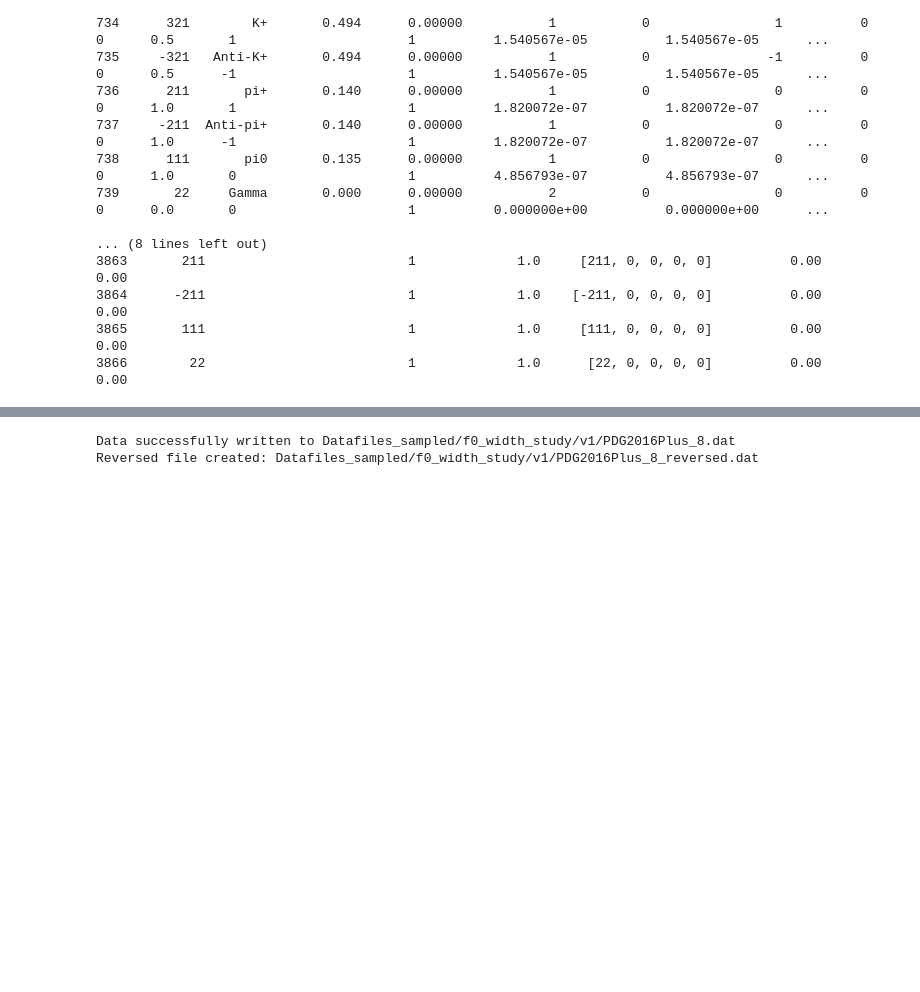
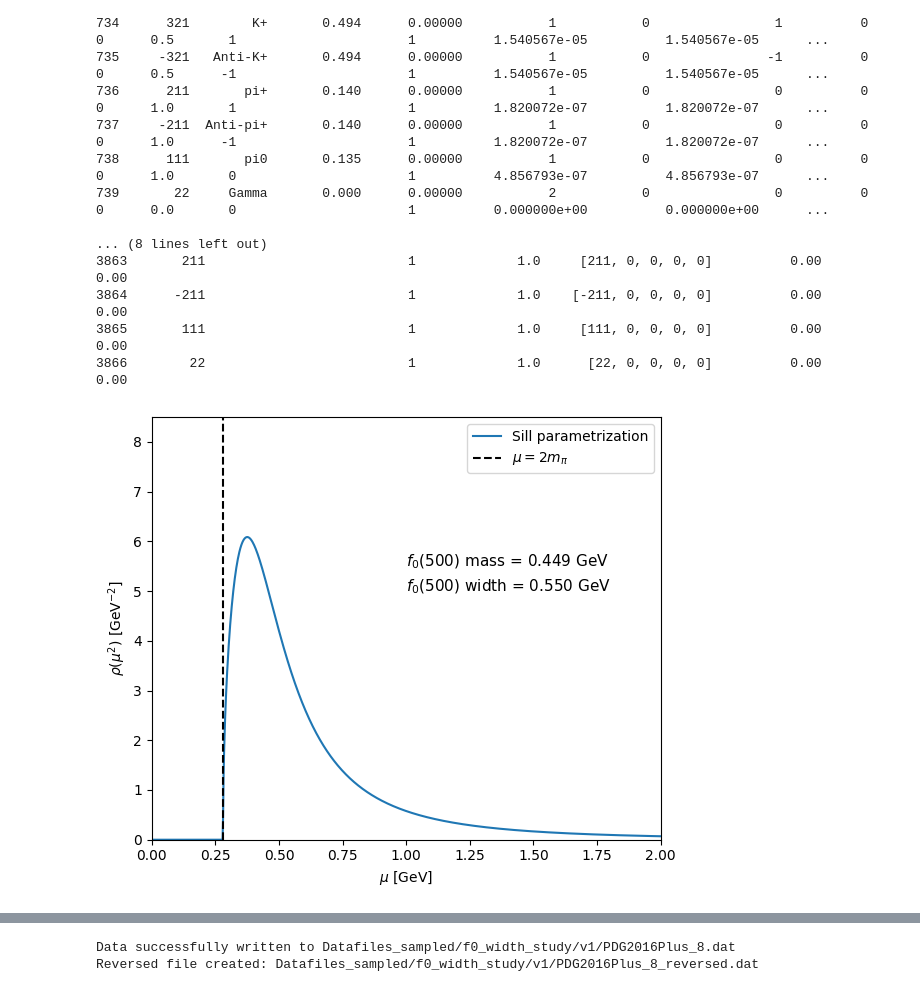
Before and after one commit to Claitos/FastReso-Scripts, a Jupyter notebook: study-uncertainties.ipynb, the cells around one changed output, grey strips where cells are left out. Saved outputs shown, nothing was run; the diff lists cells and outputs as text; code cells hidden in the pictures; blank space fills up the shorter version.

Commit message:
added support to incorporate a "width" for the f0 via changing mass acording to sill parameteriaztion of the spectra function with qunatiles

```diff
--- a/study-uncertainties.ipynb
+++ b/study-uncertainties.ipynb
@@ -81,0 +113,20 @@ print("\n")
+# %%
+mu = np.linspace(0.0, 2.0, 1000)
+rho = spectral_function(mu)
+
+plt.figure(figsize=(6, 5))
+plt.plot(mu, rho, label="Sill parametrization")
+plt.axvline(2 * m_pi, linestyle="--", color="k", label=r"$\mu = 2m_\pi$")
+plt.text(1, 5.5, rf"$f_0(500)$ mass = {f0_mass:.3f} GeV", fontsize=11)
+plt.text(1, 5.0, rf"$f_0(500)$ width = {f0_width:.3f} GeV", fontsize=11)
+
+plt.ylim(0, 8.5)
+plt.xlim(0, 2.0)
+
+plt.xlabel(r"$\mu$ [GeV]")
+plt.ylabel(r"$\rho(\mu^2)$ [GeV$^{-2}$]")
+plt.legend()
+plt.tight_layout()
+plt.savefig("Plots/f0_stuff/f0_spectral_function.png", dpi=300)
+# %% [output]
+[figure, added]
```
Also changed, not shown: parts of 7 cells of this notebook.
